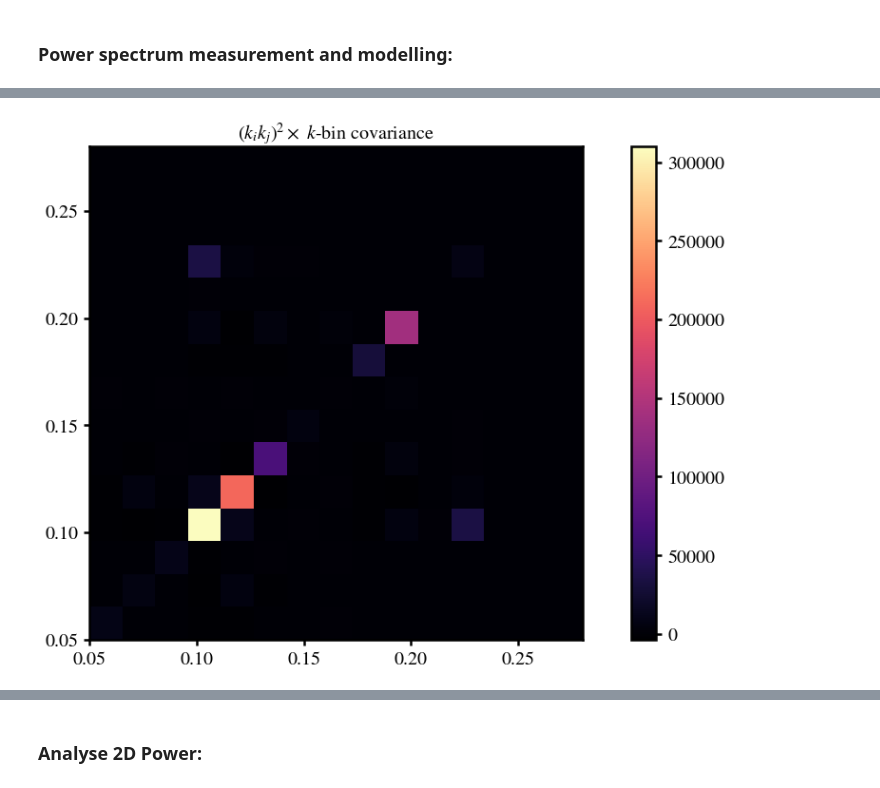
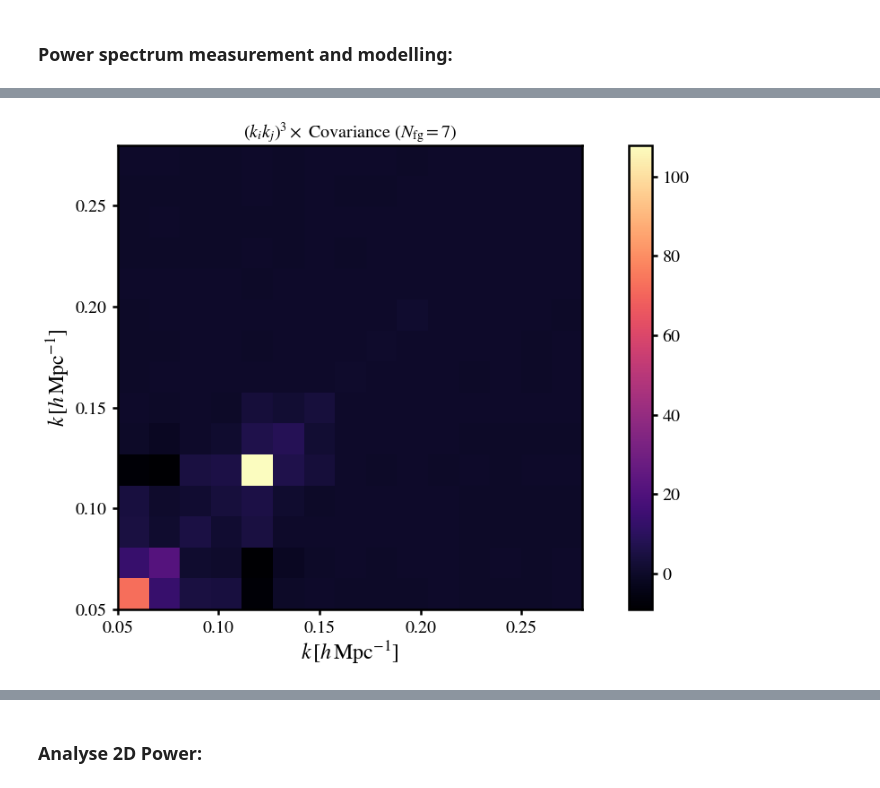
Before and after one commit to meerklass/meerpower, a Jupyter notebook: 2021Lband/gama/gama_cross.ipynb, the cells around one changed output, grey strips where cells are left out. Saved outputs shown, nothing was run; the diff lists cells and outputs as text; code cells hidden in the pictures.

```diff
--- a/2021Lband/gama/gama_cross.ipynb
+++ b/2021Lband/gama/gama_cross.ipynb
@@ -267,37 +313,56 @@ plt.show()
 # %%
 LoadTF = True
-Nmock = 100
-TFfile = '/users/scunnington/hi_im/meerpower/2021Lband/gama/TFdata/T_Nfg=%s'%N_fgs[-1]
+Nmock = 500
+TFfile = '/users/scunnington/hi_im/meerpower/2021Lband/gama/TFdata/T_Nfg=%s'%N_fgs[indx_choice]
 mockfilepath_HI = '/idia/projects/hi_im/meerpower/2021Lband/mocks/dT_HI_p0.3d_wBeam'
 mockfilepath_g = '/idia/projects/hi_im/meerpower/2021Lband/mocks/mockGAMAcat'
-T,T_nosub,k = foreground.TransferFunction(MKmap,Nmock,N_fgs[-1],'Cross',kbins,k,TFfile,mockfilepath_HI,mockfilepath_g,W_HI,w_HI_rg,W01_HI_rg,W01_g_rg,W01_g_rg,ra,dec,nu,wproj,dims0_rg,Np,window,compensate,interlace,taper_HI,taper_g,LoadTF)
-Nmock = np.shape(T)[0]
+T_wsub_i, T_nosub_i,k = foreground.TransferFunction(MKmap,Nmock,N_fgs[indx_choice],'Cross',kbins,k,TFfile,mockfilepath_HI,mockfilepath_g,W_HI,w_HI_rg,W01_HI_rg,W01_g_rg,W01_g_rg,ra,dec,nu,wproj,dims0_rg,Np,window,compensate,interlace,taper_HI,taper_g,LoadTF)
+Nmock = np.shape(T_wsub_i)[0]
 print(Nmock)
+
+#T_i = np.copy(T_wsub_i)
+T_i = np.copy(T_nosub_i)
+T = np.median(T_i,0)
+#T = np.mean(T_wsub_i,0)
+deltaT_i = T_i - T
+Pk_rec = Pk_X/T
+
+# Propagate error on TF into error on power:
+deltaPk_i =  Pk_rec * (deltaT_i/T)
+Pk_rec_i = Pk_rec + deltaPk_i # corrected power uncertainty distribution
+
+# Calculate 68th percentile regions for non-symmetric/non-Gaussian errors:
+### 68.27%/2 = 34.135%. So 50-34.135 -> 50+34.135 covers 68th percentile region:
+lower_error = np.abs(np.percentile(deltaPk_i,15.865,axis=0))
+upper_error = np.abs(np.percentile(deltaPk_i,84.135,axis=0))
+asymmetric_error = np.array(list(zip(lower_error, upper_error))).T
 
 # k-bin covariance from TF:
 kgrid = k * k[:,np.newaxis]
-C = kgrid**2*np.cov(np.abs(Pk_X/T_nosub),rowvar=False)
+C = kgrid**3*np.cov(Pk_rec_i,rowvar=False)
 plt.imshow(C,origin='lower',extent=[kbins[0],kbins[-1],kbins[0],kbins[-1]])
+plt.xlabel(r'$k\,[h\,{\rm Mpc}^{-1}]$')
+plt.ylabel(r'$k\,[h\,{\rm Mpc}^{-1}]$')
 plt.colorbar()
-plt.title(r'$(k_ik_j)^2\times$ $k$-bin covariance',fontsize=20)
+plt.title(r'$(k_ik_j)^3\times$ Covariance ($N_{\rm fg}=%s$)'%N_fgs[indx_choice],fontsize=20)
 plt.show()
 
 # Noramlised k-bin correlation matrix:
-R = np.corrcoef(np.abs(Pk_X/T_nosub),rowvar=False)
+R = np.corrcoef(Pk_rec_i,rowvar=False)
 plt.imshow(R,origin='lower',cmap='RdBu_r',vmin=-1,vmax=1,extent=[kbins[0],kbins[-1],kbins[0],kbins[-1]])
+plt.xlabel(r'$k\,[h\,{\rm Mpc}^{-1}]$')
+plt.ylabel(r'$k\,[h\,{\rm Mpc}^{-1}]$')
 plt.colorbar()
-plt.title(r'$k$-bin correlation matrix',fontsize=20)
+plt.title(r'Normalised covariance "correlation matrix" ($N_{\rm fg}=%s$)'%N_fgs[indx_choice],fontsize=20)
 plt.show()
 
-# Calculate 68th percentile regions for non-symetric/non-Gaussian errors:
-lower_error = np.median(np.abs(Pk_X/T_nosub),0) - np.percentile(np.abs(Pk_X/T_nosub),50-34.1,axis=0)
-upper_error = np.percentile(np.abs(Pk_X/T_nosub),50+34.1,axis=0) - np.median(np.abs(Pk_X/T_nosub),0)
-asymmetric_error = np.array(list(zip(lower_error, upper_error))).T
+# Plot results, correcting for signal loss and with simulation-based errors:
+# Chose factorisation of P(k) in plotting:
+norm = np.ones(nkbin)
+#norm = k**2
 
-# Plot results, correcting for signal loss and with simulation-based errors:
-Pk_corr = Pk_X/np.mean(T)
-plt.errorbar(k,norm*np.abs(Pk_corr),norm*asymmetric_error,ls='none',marker='o',label=r'$N_{\rm fg}=%s$'%N_fgs[-1],markersize=10)
-plt.scatter(k[Pk_corr<0],norm[Pk_corr<0]*np.abs(Pk_corr[Pk_corr<0]),marker='o',facecolors='white',color='tab:blue',zorder=10,s=50)
+plt.errorbar(k,norm*np.abs(Pk_rec),norm*asymmetric_error,ls='none',marker='o',label=r'$N_{\rm fg}=%s$'%N_fgs[indx_choice],markersize=10)
+plt.scatter(k[Pk_rec<0],norm[Pk_rec<0]*np.abs(Pk_rec[Pk_rec<0]),marker='o',facecolors='white',color='tab:blue',zorder=10,s=50)
 plt.plot(k,norm*pkmod,color='black',ls='--',label=r'Model [$\Omega_{\rm HI}b_{\rm HI} = %s \times 10^{-3}]$'%np.round(OmegaHI*b_HI*1e3,2))
 if norm[0]==1.0: plt.yscale('log')
 plt.axhline(0,lw=0.8,color='black')
@@ -307,4 +372,49 @@ plt.xlabel(r'$k\,[h\,{\rm Mpc}^{-1}]$')
 if norm[0]==1.0: plt.ylabel(r'$P_{\rm g,HI}(k)\,[{\rm mK}\,h^{-3}{\rm Mpc}^{3}]$')
 else: plt.ylabel(r'$k^2\,P_{\rm g,HI}(k)\,[{\rm mK}\,h^{-1}{\rm Mpc}]$')
 plt.show()
+
+for i in range(Nmock):
+    plt.plot(k,k**2*Pk_rec_i[i],lw=0.2,color='gray',zorder=-1)
+plt.errorbar(k,k**2*Pk_rec,k**2*asymmetric_error,ls='none',marker='o',label=r'$N_{\rm fg}=%s$ (percentile)'%N_fgs[indx_choice],markersize=10)
+#plt.errorbar(k*1.01,k**2*Pk_rec,k**2*np.std(Pk_X/T_nosub,0),ls='none',marker='o',label=r'$N_{\rm fg}=%s$ (rms)'%N_fgs[indx_choice],markersize=10,alpha=0.5)
+plt.plot(k,k**2*pkmod,color='black',ls='--',label=r'Model [$\Omega_{\rm HI}b_{\rm HI} = %s \times 10^{-3}]$'%np.round(OmegaHI*b_HI*1e3,2))
+plt.axhline(0,lw=0.8,color='black')
+plt.legend(fontsize=12,loc='upper right',frameon=False)
+plt.title('MeerKAT x GAMA')
+plt.xlabel(r'$k\,[h\,{\rm Mpc}^{-1}]$')
+plt.ylabel(r'$k^2\,P_{\rm g,HI}(k)\,[{\rm mK}\,h^{-1}{\rm Mpc}]$')
+plt.ylim(-3*np.abs(np.min(k**2*Pk_rec)),3*np.max(k**2*Pk_rec))
+plt.show()
+
+### Histogram of TF mock distributions to show error profile for each k-bin:
+fig, ax = plt.subplots(nrows=5, ncols=3, figsize=(16,12))
+k_ind = 0
+for row in ax:
+    for col in row:
+        dum, = col.plot(0,label=r'$k=%s$'%np.round(k[k_ind],3),color='white') # dummy line to show k-value in legend
+        legend1 = col.legend([dum], [r'$k=%s$'%np.round(k[k_ind],3)], loc='upper left',fontsize=16,handlelength=0,handletextpad=0,frameon=False,borderaxespad=0.1)
+        col.add_artist(legend1)
+        mod = col.axvline(pkmod[k_ind],color='black',ls='--',lw=2,zorder=8)
+        median = col.axvline(np.median(Pk_rec_i[:,k_ind]),color='tab:blue',ls='-',lw=1,zorder=9)
+        span = col.axvspan(np.percentile(Pk_rec_i[:,k_ind],50-34.1,axis=0), np.percentile(Pk_rec_i[:,k_ind],50+34.1,axis=0), alpha=0.4, color='tab:blue',zorder=-10,label='68th percentile')
+        if k_ind==0:
+            legend2 = col.legend([mod,median,span], ['Model','Median','68th percentile'], loc='upper right',fontsize=12,frameon=False,handlelength=1.5,handletextpad=0.4,borderaxespad=0.1)
+            col.add_artist(legend2)
+        hist,bins = np.histogram(Pk_rec_i[:,k_ind],bins=30)
+        bins = (bins[1:] + bins[:-1])/2
+        col.plot(bins,hist,ds='steps')
+        col.set_xlim(bins[0],bins[-1])
+        col.set_ylim(0)
+        if k_ind>=12: col.set_xlabel(r'$P_{\rm g,HI}(k)\,[{\rm mK}\,h^{-1}{\rm Mpc}]$')
+        k_ind += 1
+plt.subplots_adjust(hspace=0.4)
+plt.suptitle(r'Power distribution from %s TF mocks for each $k$ ($N_{\rm fg}=%s$)'%(Nmock,N_fgs[indx_choice]))
+plt.show()
+
+### Analyse Chi^2 and detection significance (requires an assumption of Gaussian distribution in uncertainties so take the mean of the 68th percentile boundaries):
+#kbin_cut = k>0
+kbin_cut = k>0.075
+#kbin_cut = k>0.14
+det_sig = model.DetectionSigma(Pk_rec[kbin_cut],pkmod[kbin_cut],np.mean(asymmetric_error,0)[kbin_cut])
+print('Reduced Chi^2: ' + str(model.ChiSquare(Pk_rec[kbin_cut],pkmod[kbin_cut],np.mean(asymmetric_error,0)[kbin_cut],dof=len(k[kbin_cut]))))
 # %% [output]
@@ -312 +422 @@ plt.show()
-[figure, old version]
+[figure, new version]
```
Also changed, not shown: parts of 14 cells of this notebook, 16 other files.
